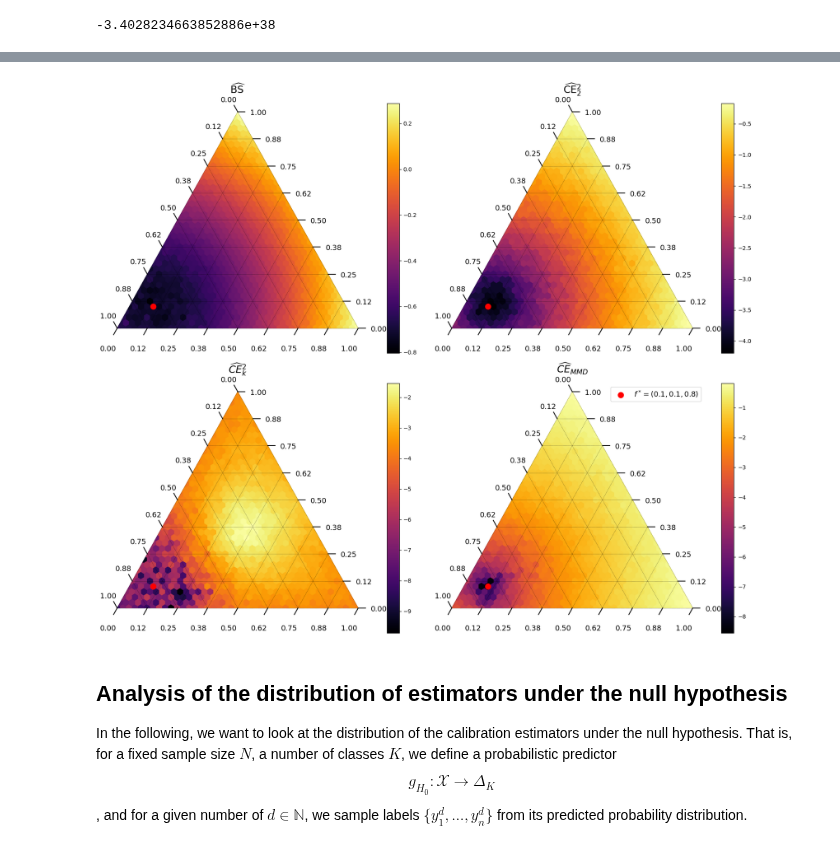
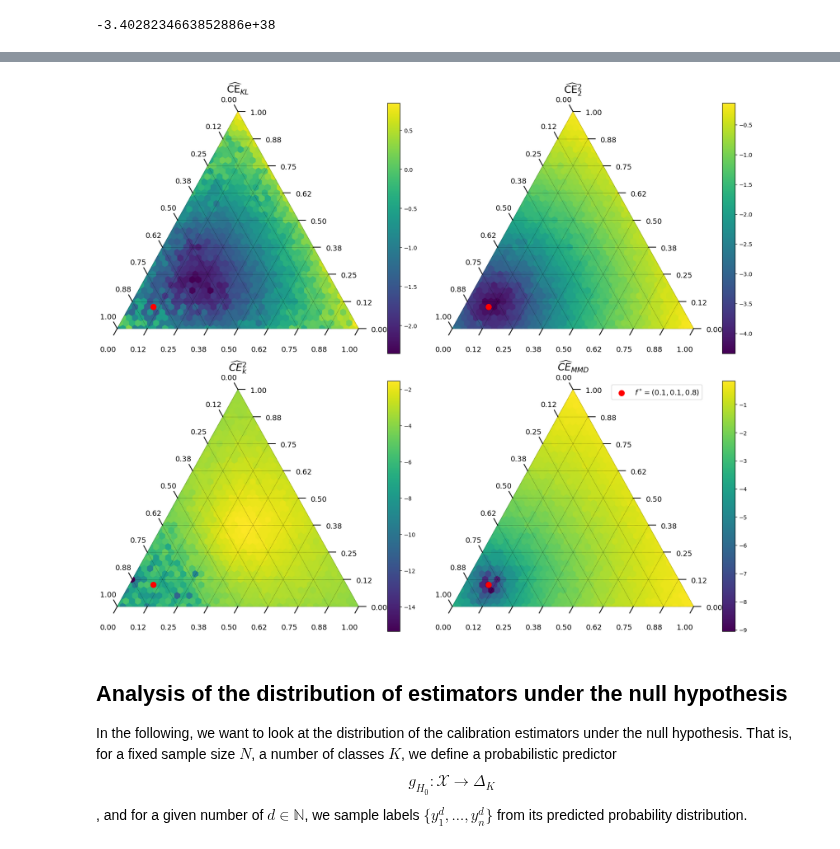
Before and after one commit to mkjuergens/EnsembleCalibration, a Jupyter notebook: notebooks/cal_estimator_analysis.ipynb, the cells around one changed output, grey strips where cells are left out. Saved outputs shown, nothing was run; the diff lists cells and outputs as text; code cells hidden in the pictures.

```diff
--- a/notebooks/cal_estimator_analysis.ipynb
+++ b/notebooks/cal_estimator_analysis.ipynb
@@ -30,7 +30,7 @@ $$\mathbb{P}(Y=k|X=x)= \begin{cases} \frac{1}{10}, k =1 \\
 We then sample $N=1000$ labels from the defined distribution and for each point $p = (p_1, p_2, p_3)$,
 we assume to have a constant predictor $f$ with $$f(x) \equiv p \quad \forall  x \in \mathcal{X}.$$ We then evaluate the calibration error based on the predicitons of $f$ and the labels $y_i$.
 # %%
-def miscalibration_estimate(p_probs, n_samples=2000, p_true = np.array([1/10, 1/10, 8/10]),
+def miscalibration_estimate(p_probs, n_samples=3000, p_true = np.array([1/10, 1/10, 8/10]),
                              cal_estimate = "L2"):
     # Sample from the categorical distribution induced by the probability vector `p`
     if cal_estimate == "L2":
@@ -47,14 +47,14 @@ def miscalibration_estimate(p_probs, n_samples=2000, p_true = np.array([1/10, 1/
         miscal_obj = mmd_kce_obj
 
     elif cal_estimate == "KL":
-        params = {"bw": 0.001}
+        params = {"bw": 0.1}
         miscal_obj = kl_kde_obj
     else:
         raise ValueError("Invalid calibration estimate")
     p_true = np.tile(p_true, (n_samples, 1))
     y_labels = multinomial_label_sampling(p_true)
     p_probs = np.tile(p_probs, (n_samples, 1))
-    miscalibration = miscal_obj(p_probs, y_labels, params)
+    miscalibration = miscal_obj(p_probs, y_labels, params).detach()
     return miscalibration
 # %%
 scale = 40
@@ -138,19 +135,19 @@ Error:
 # %%
-fig, ax = plt.subplots(2, 2, figsize=(17, 14))
+fig, ax = plt.subplots(2, 2, figsize=(15, 11))
 ax = ax.ravel()
 
 for i, (data, title) in enumerate(
     zip(
-        [heatmap_data_brier, heatmap_data_l2, heatmap_data_skce, heatmap_data_mmd],
-        [r"$\widehat{\text{BS}}$", r"$\widehat{\text{CE}}_2^2$", r"$\widehat{CE}_k^2$", r"$\widehat{CE}_{MMD}$"],
+        [heatmap_data_kl, heatmap_data_l2, heatmap_data_skce, heatmap_data_mmd],
+        [r"$\widehat{\text{CE}}_{KL}$", r"$\widehat{\text{CE}}_2$", r"$\widehat{CE}_k^2$", r"$\widehat{CE}_{MMD}$"],
     )
 ):
     ax[i].set_title(title, fontsize=18, pad=18)
     tax = ternary.TernaryAxesSubplot(ax=ax[i], scale=scale)
     tax.gridlines(multiple=5, color="black")
 
-    #eps = 1e-10
-    log_heatmap_data = {k: np.log(v) for k, v in data.items()}
+    eps = 1e-10
+    log_heatmap_data = {k: np.log(np.abs(v) +eps) for k, v in data.items()}
     tax.heatmap(log_heatmap_data, scale=scale, style="hexagonal", cmap="inferno", colorbar=True)
     # change size of ticks of colorbar
 
@@ -167,7 +164,7 @@ for i, (data, title) in enumerate(
 
     tax.set_axis_limits({'b': [0, 1], 'l': [0, 1], 'r': [0, 1]})
     tax.get_ticks_from_axis_limits(multiple=tick_multiple)
-    tax.set_custom_ticks(tick_formats="%.2f", offset=0.03, fontsize=13)
+    tax.set_custom_ticks(tick_formats="%.2f", offset=0.02, fontsize=13)
     # Set ticks on the 'left', 'bottom', and 'right' axes with normalized labels
     # tax.ticks(
     #     axis='lbr',  # 'l' for left, 'b' for bottom, 'r' for right axis
@@ -248,7 +243,7 @@ def miscalibration_lambda(
         raise ValueError("Invalid calibration estimate")
     # calculate the convex combination of the proposed weight
     p_bar = calculate_pbar(lambda_prop, preds, n_dims=1)
-    miscalibration = miscal_obj(p_bar, y_labels, params)
+    miscalibration = miscal_obj(p_bar, y_labels, params).detach()
     return miscalibration
 # %%
 miscalibration_lambda(np.array([0.1, 0.05, 0.85]), cal_estimate="L2")
@@ -262,7 +257,7 @@ torch.finfo(torch.float).min
 # %%
 # Create a grid over the 3-simplex
 scale = 40  # Resolution of the grid (higher value gives finer grid)
-heatmap_data_brier_lambda = {}
+heatmap_data_kl_lambda = {}
 heatmap_data_l2_lambda = {}
 heatmap_data_skce_lambda = {}
 heatmap_data_mmd_lambda = {}
@@ -274,7 +269,8 @@ for i in range(scale + 1):
         # Convert grid indices to a probability distribution
         lambda_prop = np.array([i, j, k]) / scale
         # Evaluate the miscalibration function at this point
-        heatmap_data_brier_lambda[(i, j)] = miscalibration_lambda(lambda_prop, cal_estimate="Brier")
+        heatmap_data_kl_lambda[(i, j)] = miscalibration_lambda(lambda_prop, cal_estimate="KL")
         heatmap_data_l2_lambda[(i, j)] = miscalibration_lambda(lambda_prop, cal_estimate="L2")
         heatmap_data_skce_lambda[(i, j)] = miscalibration_lambda(lambda_prop, cal_estimate="SKCE")
         heatmap_data_mmd_lambda[(i, j)] = miscalibration_lambda(lambda_prop, cal_estimate="MMD")
+        print(f"Finished {i}, {j}, {k}")
@@ -284,9 +298,9 @@ ax = ax.ravel()
 
 for i, (data, title) in enumerate(
     zip(
-        [heatmap_data_brier_lambda, heatmap_data_l2_lambda, heatmap_data_skce_lambda,
+        [heatmap_data_kl_lambda, heatmap_data_l2_lambda, heatmap_data_skce_lambda,
           heatmap_data_mmd_lambda],
-        [r"$\widehat{\text{BS}}$", r"$\widehat{\text{CE}}_2^2$", r"$\widehat{CE}_k^2$", r"$\widehat{CE}_{MMD}$"],
+        [r"$\widehat{\text{CE}}_{KL}$", r"$\widehat{\text{CE}}_2^2$", r"$\widehat{CE}_k^2$", r"$\widehat{CE}_{MMD}$"],
     )
 ):
     ax[i].set_title(title, fontsize=18, pad=18)
@@ -296,7 +310,7 @@ for i, (data, title) in enumerate(
     #eps = 1e-10
     log_heatmap_data = {k: np.log(v) for k, v in data.items()}
     #use different cmap
-    cmap = "inferno"
+    cmap = "viridis"
     tax.heatmap(log_heatmap_data, scale=scale, style="hexagonal", cmap=cmap, colorbar=True)
     # change size of ticks of colorbar
 
@@ -307,35 +321,35 @@ for i, (data, title) in enumerate(
     point = (1/10 * scale, 1/10 * scale, 8/10 * scale)
 
     # Plot the point in the simplex with a large marker size
     tax.scatter([point], marker='o', color='red', s=100, label="$f^* = (0.1, 0.1, 0.8)$")
 
 
 
     tax.set_axis_limits({'b': [0, 1], 'l': [0, 1], 'r': [0, 1]})
     tax.get_ticks_from_axis_limits(multiple=tick_multiple)
     tax.set_custom_ticks(tick_formats="%.2f", offset=0.03, fontsize=13)
     # Set ticks on the 'left', 'bottom', and 'right' axes with normalized labels
     # tax.ticks(
     #     axis='lbr',  # 'l' for left, 'b' for bottom, 'r' for right axis
     #     multiple=tick_multiple,  # Normalize tick values by dividing by scale
     #     offset=0.02,
     #     linewidth=1
     # )
     # Set ticks and titles
     #tax.ticks(axis='lbr', multiple=5)
     tax.clear_matplotlib_ticks()
 
 
     tax.get_axes().axis('off')
 plt.legend(fontsize=13)
 
 
 # Show the plot
 plt.tight_layout()
 
-plt.savefig("../figures/heatmap_cal_estimates_lambda.png", dpi=400)
+plt.savefig("../figures/heatmap_cal_estimates_lambda_viridis.png", dpi=400)
 # %% [output]
-[figure, old version]
+[figure, new version]
 # %% [markdown]
 ## Analysis of the distribution of estimators under the null hypothesis
 
```
Also changed, not shown: parts of 6 cells of this notebook, 8 other files.
